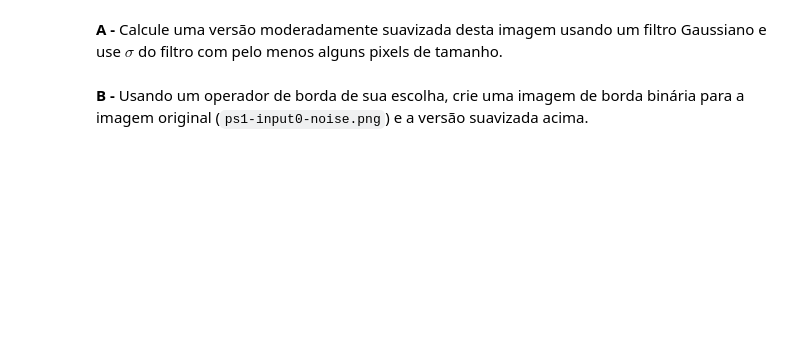
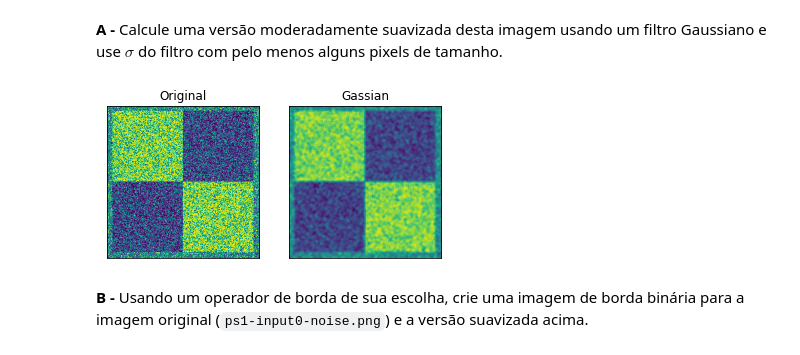
Before and after one commit to larissagabriela/octos-academy, a Jupyter notebook: 04. Computer Vision/Exercises/Week 1/Lista de Exercícios 1.ipynb, the cells around one changed output. Drawn from its saved outputs; the diff is of its cells as text; code cells hidden in the pictures; blank space fills up the shorter version.

```diff
--- a/04. Computer Vision/Exercises/Week 1/Lista de Exercícios 1.ipynb
+++ b/04. Computer Vision/Exercises/Week 1/Lista de Exercícios 1.ipynb
@@ -85,2 +194,17 @@ Use agora a imagem `ps1-input0-noise.png` - a mesma imagem de antes, mas agora c
+# %%
+import cv2 as cv
+import numpy as np
+from matplotlib import pyplot as plt
+img3 = cv.imread('images/ps1-input0-noise.png')
+img3 = cv2.cvtColor(img3, cv2.COLOR_RGB2GRAY)
+blur = cv.GaussianBlur(img3,(5,5),50)
+
+plt.subplot(121),plt.imshow(img3),plt.title('Original')
+plt.xticks([]), plt.yticks([])
+plt.subplot(122),plt.imshow(blur),plt.title('Gassian')
+plt.xticks([]), plt.yticks([])
+plt.show()
+# %% [output]
+[figure, added]
 # %% [markdown]
 **B -** Usando um operador de borda de sua escolha, crie uma imagem de borda binária para a imagem original (`ps1-input0-noise.png`) e a versão suavizada acima.
```
Also changed, not shown: parts of 33 cells of this notebook.
